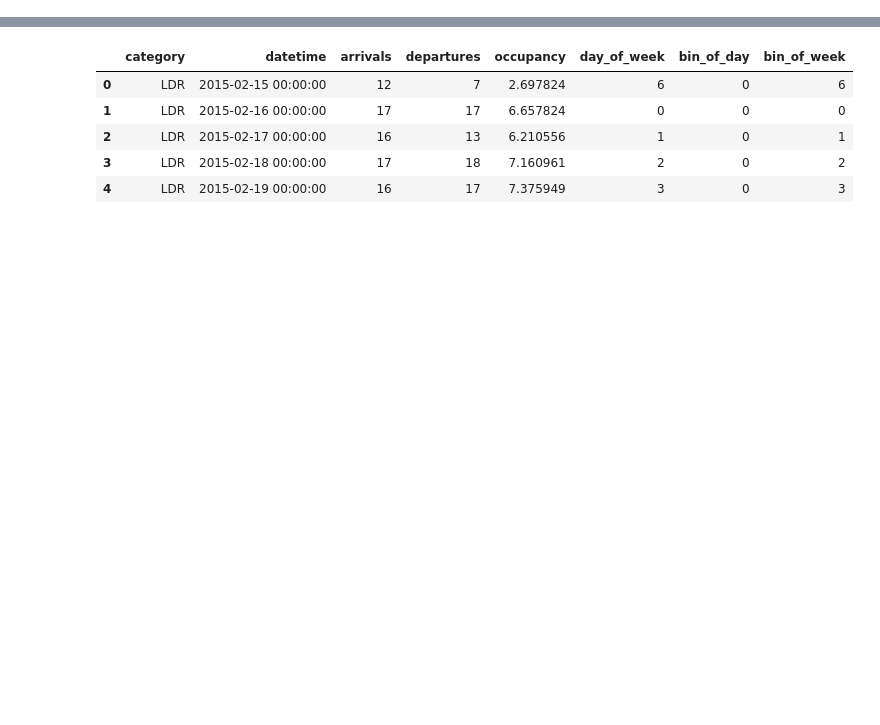
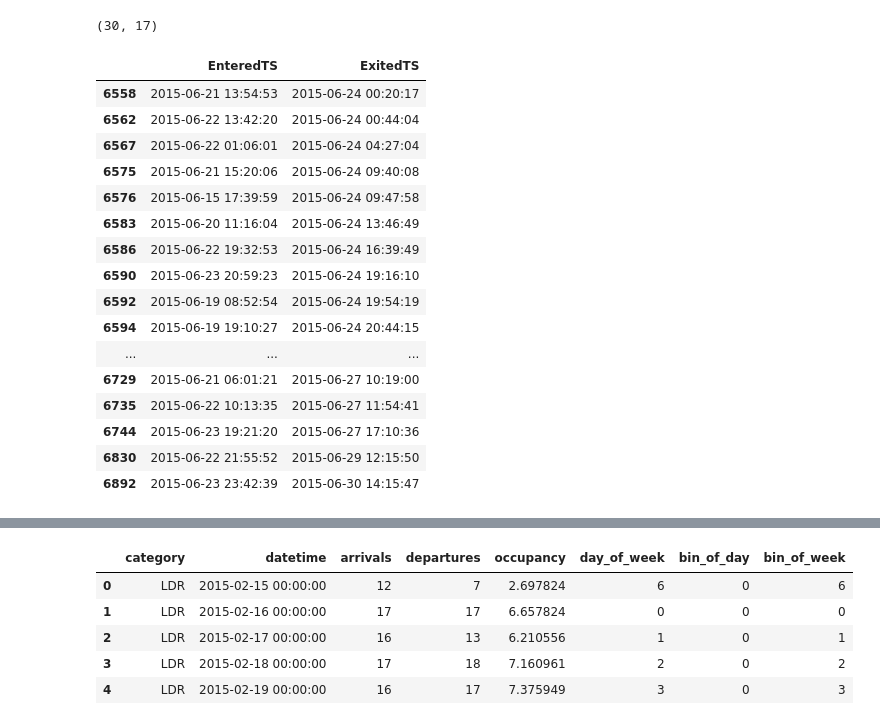
Before and after one commit to misken/hillmaker, a Jupyter notebook: hillmaker/hillpyTesting-OBSimStats.ipynb, the cells around one changed output, grey strips where cells are left out. Cells and saved outputs as stored; diff of their text form; code cells hidden in the pictures; blank space fills up the shorter version.

```diff
--- a/hillmaker/hillpyTesting-OBSimStats.ipynb
+++ b/hillmaker/hillpyTesting-OBSimStats.ipynb
@@ -10,0 +15,27 @@ import seaborn as sns
+# %%
+file_stopdata = 'data/unit_stop_log_Experiment1_Scenario1_Rep1.csv'
+
+scenario_name = 'log_unitocc_test_steadystate'
+in_fld_name = 'EnteredTS'
+out_fld_name = 'ExitedTS'
+cat_fld_name = 'Unit'
+start_analysis = '6/24/2015 00:00'
+end_analysis = '6/16/2016 00:00'
+
+# Optional inputs
+
+tot_fld_name = 'OBTot'
+bin_size_mins = 1440
+includecats = ['LDR','PP']
+
+df = pd.read_csv(file_stopdata)
+basedate = Timestamp('20150215 00:00:00')
+df['EnteredTS'] = df.apply(lambda row:
+                           Timestamp(round((basedate + pd.DateOffset(hours=row['Entered'])).value,-9)), axis=1)
+
+df['ExitedTS'] = df.apply(lambda row:
+                          Timestamp(round((basedate + pd.DateOffset(hours=row['Exited'])).value,-9)), axis=1)
+# %%
+a_start = pd.Timestamp(start_analysis)
+a_end = pd.Timestamp(end_analysis)
+print(a_start,a_end)
@@ -11 +44,25 @@ import seaborn as sns
+# %%
+left_PP_df = df[(df['EnteredTS'] < a_start) & (a_start <= df['ExitedTS']) &  (df['ExitedTS'] < a_end) & (df['Unit'] == 'PP')]
+# %%
+print(left_PP_df.shape)
+left_PP_df[:][['EnteredTS','ExitedTS']]
+# %% [output]
+(30, 17)
+|  | EnteredTS | ExitedTS |
+| 6558 | 2015-06-21 13:54:53 | 2015-06-24 00:20:17 |
+| 6562 | 2015-06-22 13:42:20 | 2015-06-24 00:44:04 |
+| 6567 | 2015-06-22 01:06:01 | 2015-06-24 04:27:04 |
+| 6575 | 2015-06-21 15:20:06 | 2015-06-24 09:40:08 |
+| 6576 | 2015-06-15 17:39:59 | 2015-06-24 09:47:58 |
+| 6583 | 2015-06-20 11:16:04 | 2015-06-24 13:46:49 |
+| 6586 | 2015-06-22 19:32:53 | 2015-06-24 16:39:49 |
+| 6590 | 2015-06-23 20:59:23 | 2015-06-24 19:16:10 |
+| 6592 | 2015-06-19 08:52:54 | 2015-06-24 19:54:19 |
+| 6594 | 2015-06-19 19:10:27 | 2015-06-24 20:44:15 |
+| ... | ... | ... |
+| 6729 | 2015-06-21 06:01:21 | 2015-06-27 10:19:00 |
+| 6735 | 2015-06-22 10:13:35 | 2015-06-27 11:54:41 |
+| 6744 | 2015-06-23 19:21:20 | 2015-06-27 17:10:36 |
+| 6830 | 2015-06-22 21:55:52 | 2015-06-29 12:15:50 |
+| 6892 | 2015-06-23 23:42:39 | 2015-06-30 14:15:47 |
 # %%
```
Also changed, not shown: parts of 9 cells of this notebook, 5 other files.
